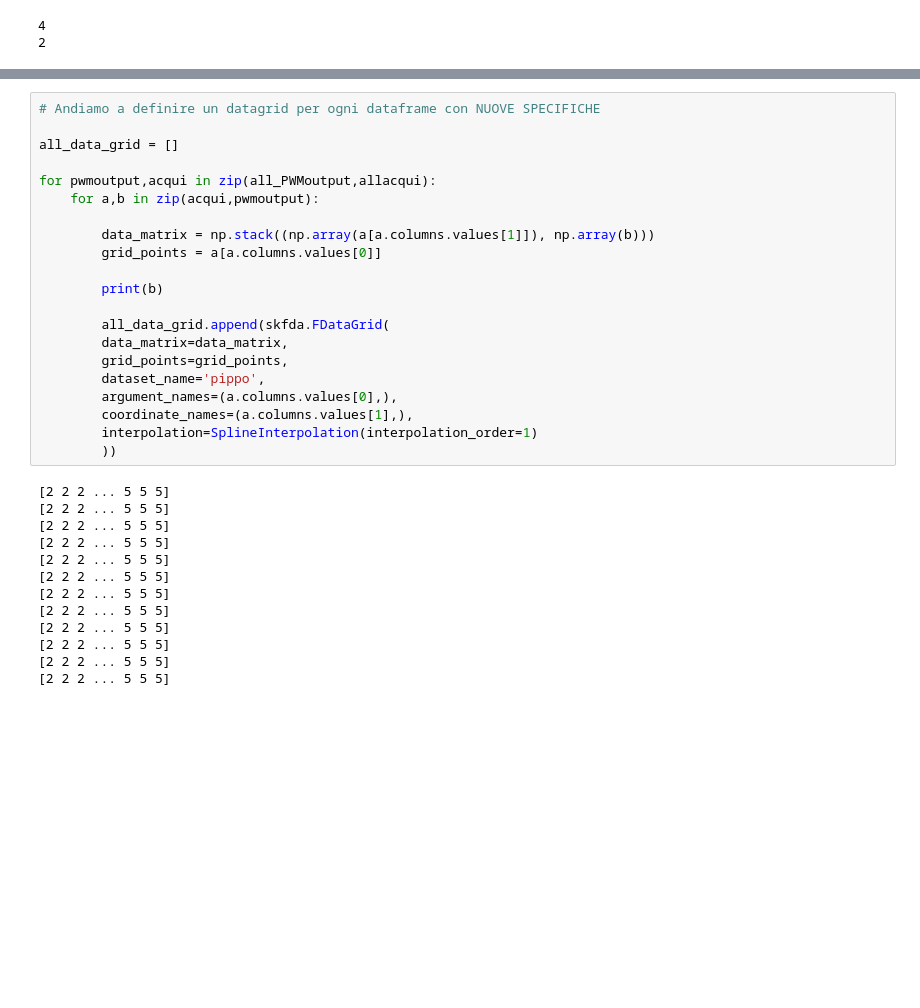
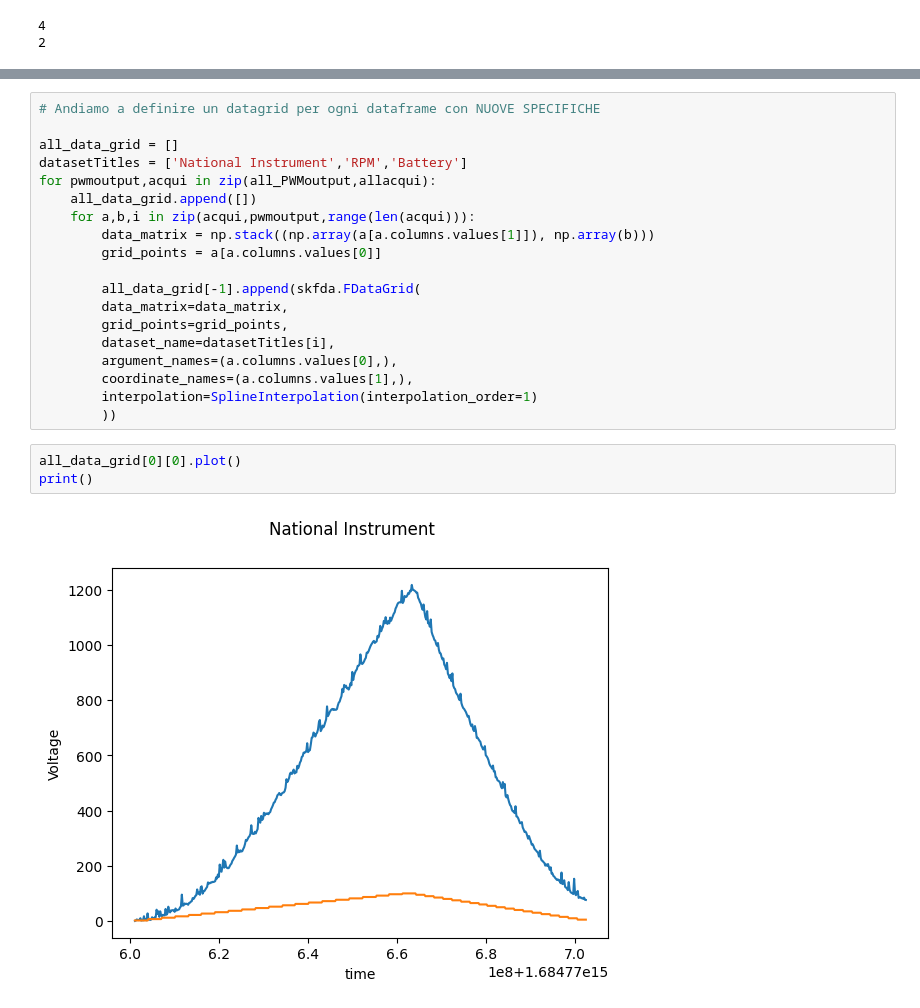
Before and after one commit to Simone-Scalella/Manutenzione_preventiva, a Jupyter notebook: analisi.ipynb, the cells around one changed output, grey strips where cells are left out. Drawn from its saved outputs; the diff is of its cells as text; blank space fills up the shorter version.

```diff
--- a/analisi.ipynb
+++ b/analisi.ipynb
@@ -166,34 +167,24 @@ for pwmoutput,acqui in zip(all_PWMoutput,allacqui):
 # Andiamo a definire un datagrid per ogni dataframe con NUOVE SPECIFICHE
 
 all_data_grid = []
-
+datasetTitles = ['National Instrument','RPM','Battery']
 for pwmoutput,acqui in zip(all_PWMoutput,allacqui):
-    for a,b in zip(acqui,pwmoutput):
-
+    all_data_grid.append([])
+    for a,b,i in zip(acqui,pwmoutput,range(len(acqui))):
         data_matrix = np.stack((np.array(a[a.columns.values[1]]), np.array(b)))
         grid_points = a[a.columns.values[0]]
 
-        print(b)
-
-        all_data_grid.append(skfda.FDataGrid(
+        all_data_grid[-1].append(skfda.FDataGrid(
         data_matrix=data_matrix,
         grid_points=grid_points,
-        dataset_name='pippo',
+        dataset_name=datasetTitles[i],
         argument_names=(a.columns.values[0],),
         coordinate_names=(a.columns.values[1],),
         interpolation=SplineInterpolation(interpolation_order=1)
         ))
-# %% [output]
-[2 2 2 ... 5 5 5]
-[2 2 2 ... 5 5 5]
-[2 2 2 ... 5 5 5]
-[2 2 2 ... 5 5 5]
-[2 2 2 ... 5 5 5]
-[2 2 2 ... 5 5 5]
-[2 2 2 ... 5 5 5]
-[2 2 2 ... 5 5 5]
-[2 2 2 ... 5 5 5]
-[2 2 2 ... 5 5 5]
-[2 2 2 ... 5 5 5]
-[2 2 2 ... 5 5 5]
+# %%
+all_data_grid[0][0].plot()
+print()
+# %% [output]
+[figure, added]
 # %%
```
Also changed, not shown: parts of 21 cells of this notebook.
